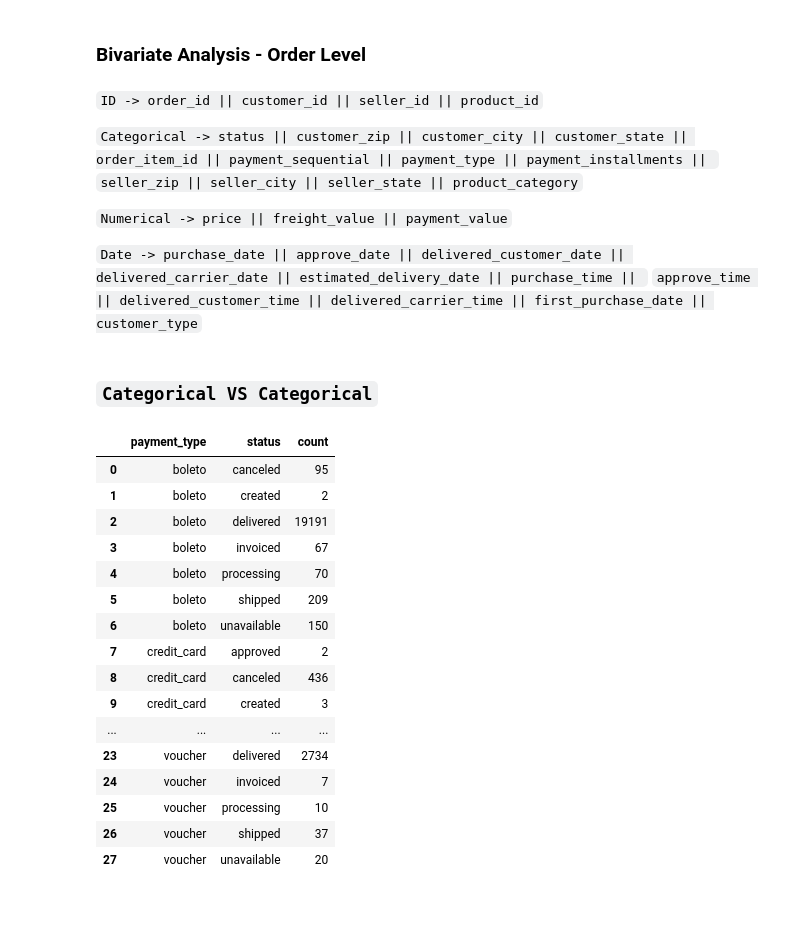
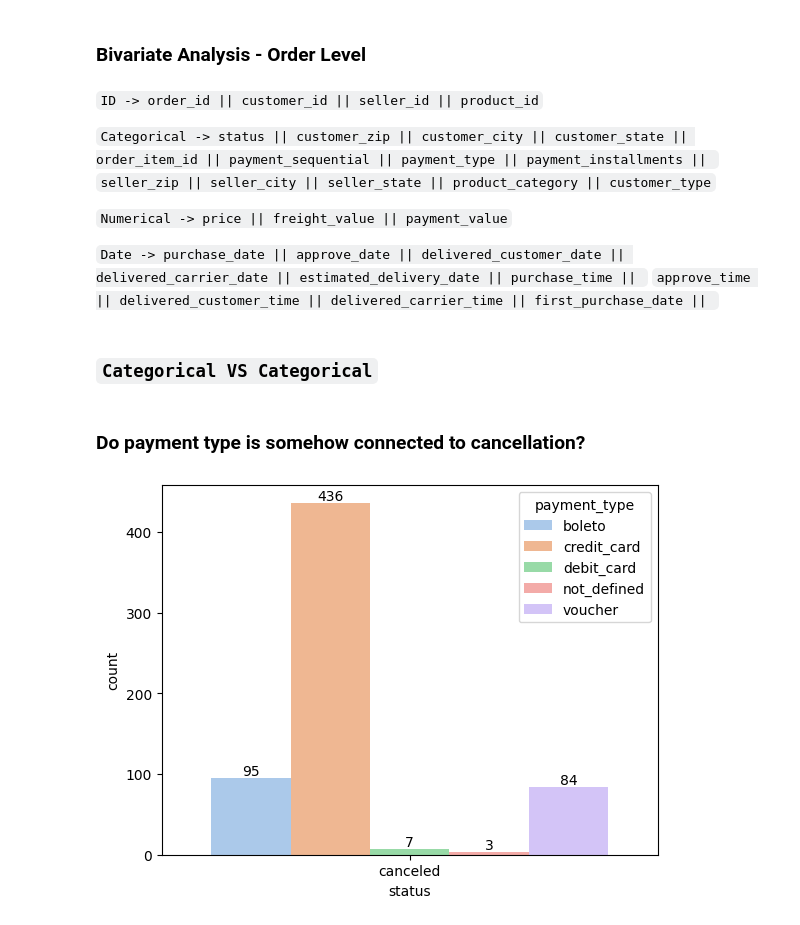
Before and after one commit to IamRaNo/Elevvo_Internship, a Jupyter notebook: Task-9/sales_data_analysis.ipynb, the cells around one changed output. Saved outputs shown, nothing was run; the diff lists cells and outputs as text; code cells hidden in the pictures.

```diff
--- a/Task-9/sales_data_analysis.ipynb
+++ b/Task-9/sales_data_analysis.ipynb
@@ -743,32 +743,21 @@ plt.show()
 `ID -> order_id || customer_id || seller_id || product_id`
 
 `Categorical -> status || customer_zip || customer_city || customer_state || order_item_id || payment_sequential || payment_type || payment_installments || `
-`seller_zip || seller_city || seller_state || product_category`
+`seller_zip || seller_city || seller_state || product_category || customer_type`
 
 `Numerical -> price || freight_value || payment_value`
 
 `Date -> purchase_date || approve_date || delivered_customer_date || delivered_carrier_date || estimated_delivery_date || purchase_time || `
-`approve_time || delivered_customer_time || delivered_carrier_time || first_purchase_date || customer_type`
+`approve_time || delivered_customer_time || delivered_carrier_time || first_purchase_date || `
 # %% [markdown]
 ### `Categorical VS Categorical`
+# %% [markdown]
+### **Do payment type is somehow connected to cancellation?**
 # %%
-payment_counts=data.groupby(['payment_type','status']).size().reset_index(name='count')
-payment_counts
+cancel_order_payments=data[data['status']=='canceled'].groupby(['status','payment_type']).size().reset_index(name='count').sort_values(by=['status','payment_type'])
+ax=sns.barplot(x='status',hue='payment_type',y='count',data=cancel_order_payments,palette='pastel')
+for container in ax.containers:
+    ax.bar_label(container=container)
+plt.show()
 # %% [output]
-|  | payment_type | status | count |
-| 0 | boleto | canceled | 95 |
-| 1 | boleto | created | 2 |
-| 2 | boleto | delivered | 19191 |
-| 3 | boleto | invoiced | 67 |
-| 4 | boleto | processing | 70 |
-| 5 | boleto | shipped | 209 |
-| 6 | boleto | unavailable | 150 |
-| 7 | credit_card | approved | 2 |
-| 8 | credit_card | canceled | 436 |
-| 9 | credit_card | created | 3 |
-| ... | ... | ... | ... |
-| 23 | voucher | delivered | 2734 |
-| 24 | voucher | invoiced | 7 |
-| 25 | voucher | processing | 10 |
-| 26 | voucher | shipped | 37 |
-| 27 | voucher | unavailable | 20 |
+[figure, added]
```
Also changed, not shown: parts of 58 cells of this notebook.
